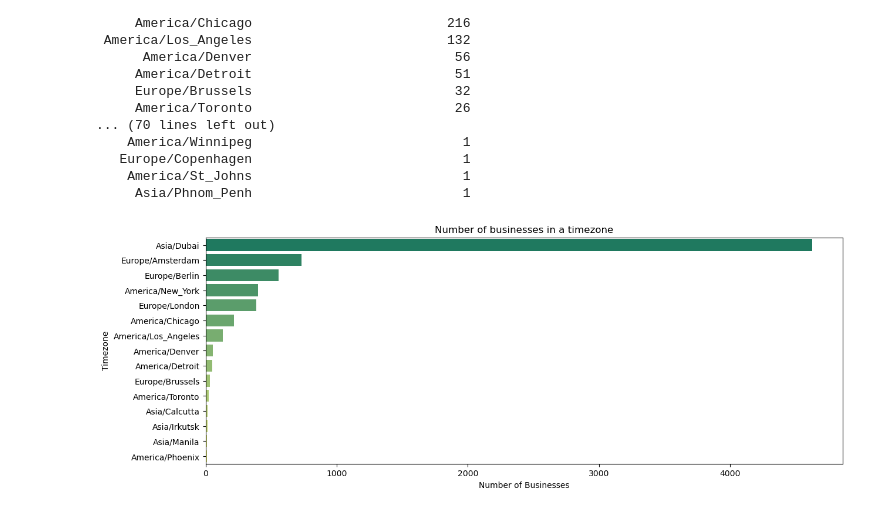
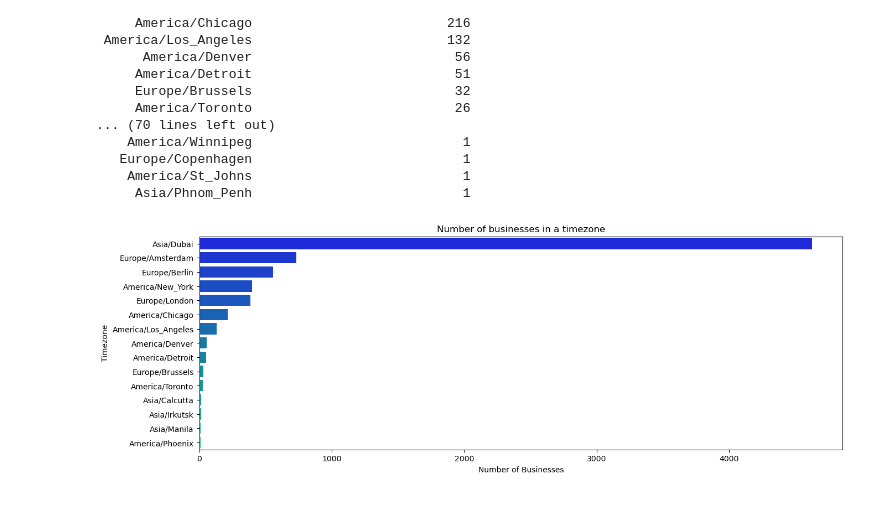
Before and after one commit to kwiatkowskaa/Location_Intelligence_Data_Clustering, a Jupyter notebook: EDA.ipynb, the cells around one changed output. Saved outputs shown, nothing was run; the diff lists cells and outputs as text; code cells hidden in the pictures.

```diff
--- a/EDA.ipynb
+++ b/EDA.ipynb
@@ -594,11 +594,11 @@ print(X_train_timezone.to_string(index=False))
     America/St_Johns                           1
      Asia/Phnom_Penh                           1
 # %%
-plt.figure(figsize=(14, 5))
-sns.barplot(x='NumberOfBusinessInTimeZone', y='timezone', data=X_train_timezone.head(15), palette='summer')
+plt.figure(figsize=(15, 5))
+sns.barplot(x='NumberOfBusinessInTimeZone', y='timezone', data=X_train_timezone.head(15), palette='winter')
 plt.title('Number of businesses in a timezone')
 plt.xlabel('Number of Businesses')
 plt.ylabel('Timezone')
 plt.show()
 # %% [output]
-[figure, old version]
+[figure, new version]
```
Also changed, not shown: parts of 3 cells of this notebook.
